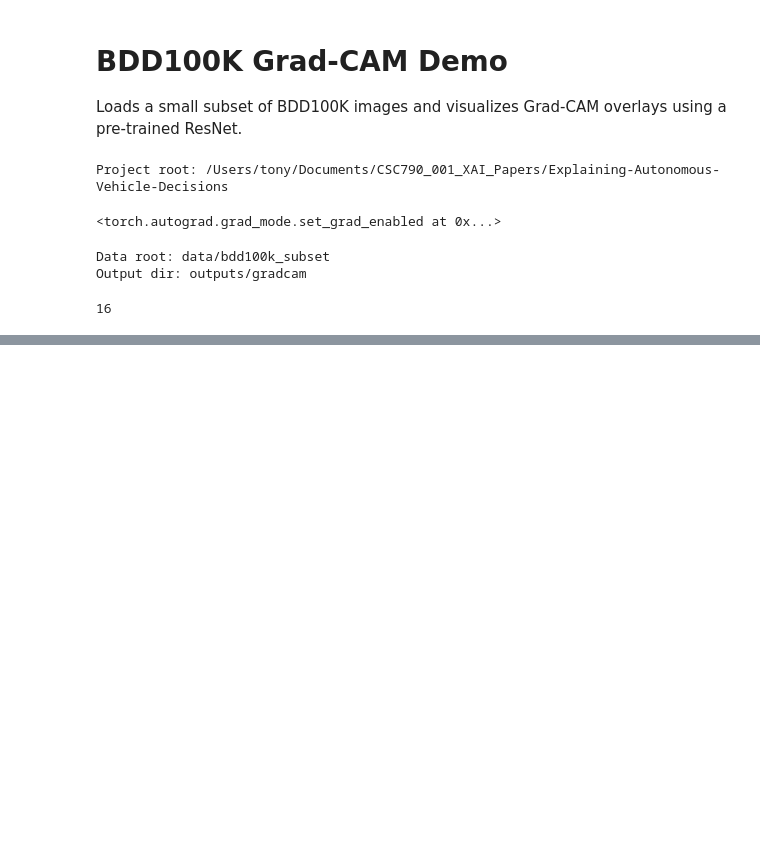
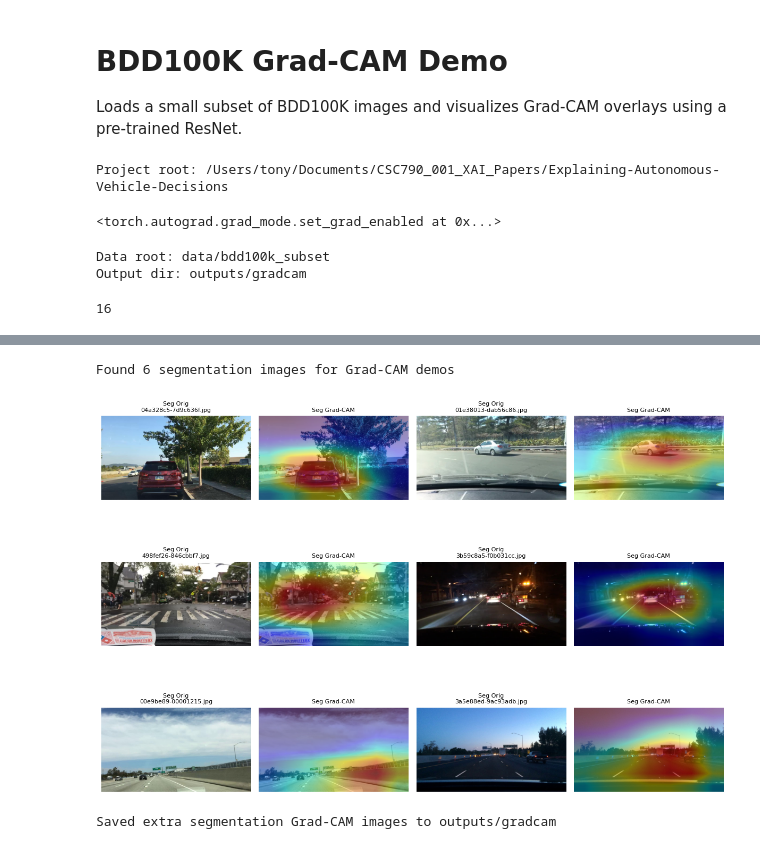
Before and after one commit to trobutlef/Explaining-Autonomous-Vehicle-Decisions, a Jupyter notebook: notebooks/bdd100k_gradcam.ipynb, the cells around one changed output, grey strips where cells are left out. Cells and saved outputs as stored; diff of their text form; code cells hidden in the pictures; blank space fills up the shorter version.

```diff
--- a/notebooks/bdd100k_gradcam.ipynb
+++ b/notebooks/bdd100k_gradcam.ipynb
@@ -84,0 +125,60 @@ plt.show()
+# %%
+# Grad-CAM on BDD100K segmentation images (if available)
+from glob import glob
+import cv2
+
+seg_root = Path('data/bdd100k_seg/bdd100k/seg/images')
+if seg_root.exists():
+    seg_paths = glob(str(seg_root / 'train' / '*.jpg'))[:6]
+    print(f"Found {len(seg_paths)} segmentation images for Grad-CAM demos")
+
+    rows, cols = 3, 4
+    fig, axes = plt.subplots(rows, cols, figsize=(12, 3 * rows))
+    axes = axes.reshape(rows, cols)
+
+    for i, p in enumerate(seg_paths):
+        img_pil = Image.open(p).convert('RGB')
+        orig_np = np.array(img_pil)
+
+        inp = preprocess(img_pil).unsqueeze(0).to(device)
+        heatmap = cam.generate(inp)
+
+        # Resize heatmap to match original image size (H, W)
+        H, W = orig_np.shape[:2]
+        heatmap_resized = cv2.resize(heatmap, (W, H))
+
+        overlay = overlay_heatmap(orig_np, heatmap_resized)
+
+        base = Path(p).stem
+        out_orig = out_dir / f"seg_{base}_orig.jpg"
+        out_overlay = out_dir / f"seg_{base}_gradcam.jpg"
+        out_side = out_dir / f"seg_{base}_side_by_side.jpg"
+
+        imageio.imwrite(out_orig, orig_np)
+        imageio.imwrite(out_overlay, overlay)
+        side = np.concatenate([orig_np, overlay], axis=1)
+        imageio.imwrite(out_side, side)
+
+        r = i // 2
+        c = (i % 2) * 2
+        axes[r, c].imshow(orig_np)
+        axes[r, c].set_title(f"Seg Orig\n{Path(p).name}", fontsize=8)
+        axes[r, c].axis('off')
+        axes[r, c+1].imshow(overlay)
+        axes[r, c+1].set_title("Seg Grad-CAM", fontsize=8)
+        axes[r, c+1].axis('off')
+
+    for r in range(rows):
+        for c in range(cols):
+            if r * 2 + c // 2 >= len(seg_paths):
+                axes[r, c].axis('off')
+
+    plt.tight_layout()
+    plt.show()
+    print(f"Saved extra segmentation Grad-CAM images to {out_dir}")
+else:
+    print("Segmentation images folder not found at", seg_root)
+# %% [output]
+Found 6 segmentation images for Grad-CAM demos
+[figure, added]
+Saved extra segmentation Grad-CAM images to outputs/gradcam
```
Also changed, not shown: parts of 8 cells of this notebook, 1 other file.
